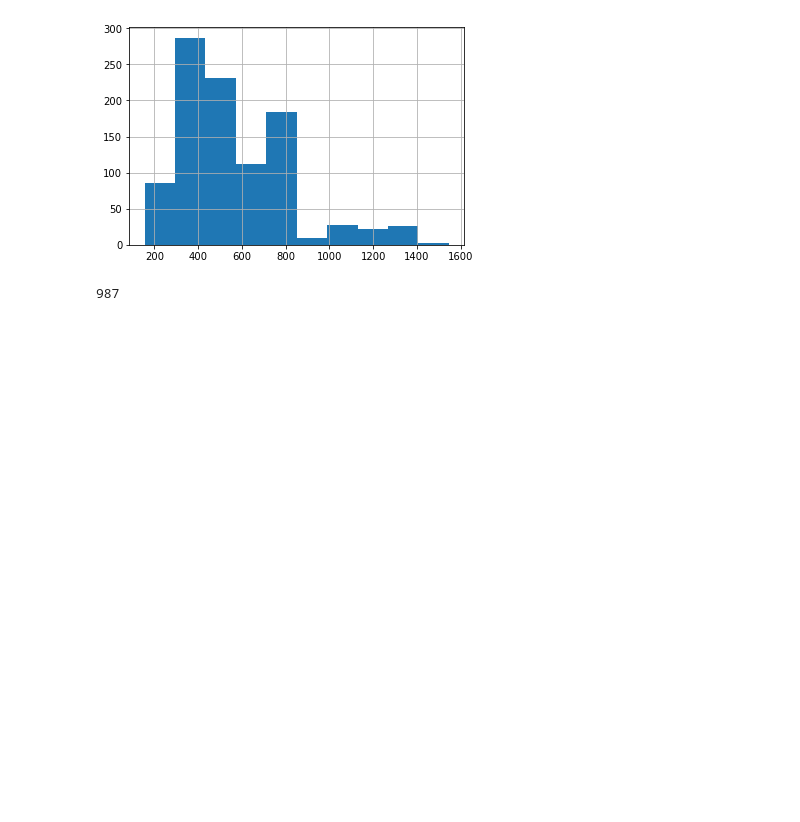
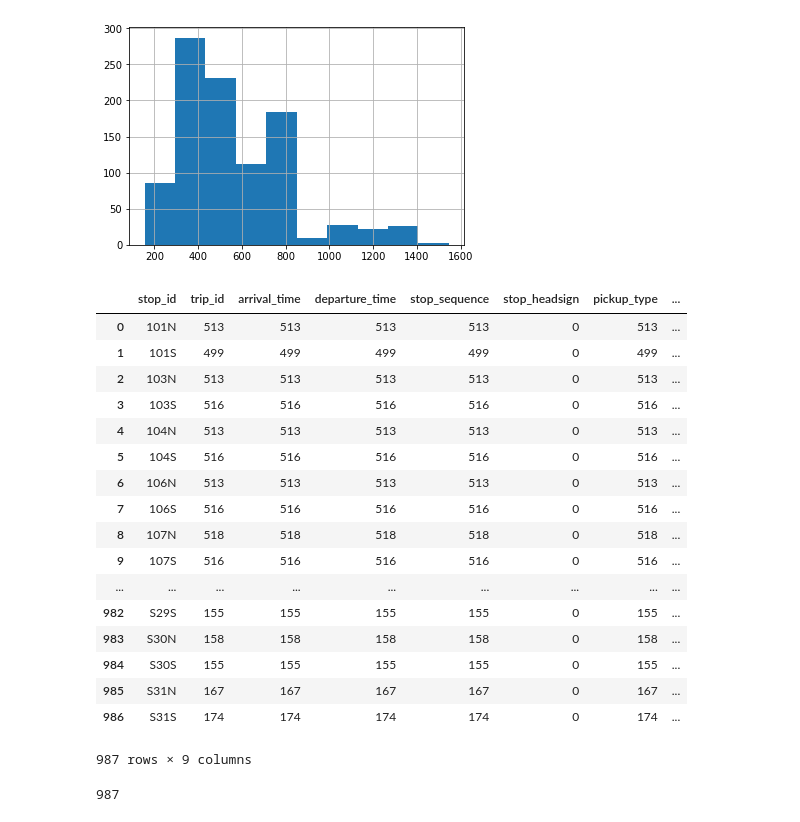
Before and after one commit to jonram91/MTAProject1, a Jupyter notebook: Project 1_JR.ipynb, the cells around one changed output. Saved outputs shown, nothing was run; the diff lists cells and outputs as text; code cells hidden in the pictures; blank space fills up the shorter version.

```diff
--- a/Project 1_JR.ipynb
+++ b/Project 1_JR.ipynb
@@ -78,6 +82,27 @@ stop_times_aggregated['trip_id'].hist()
 # %% [output]
 <matplotlib.axes._subplots.AxesSubplot at 0x...>
 [figure]
+# %%
+stop_times_aggregated.reset_index()
+# %% [output]
+|  | stop_id | trip_id | arrival_time | departure_time | stop_sequence | stop_headsign | pickup_type | ... |
+| 0 | 101N | 513 | 513 | 513 | 513 | 0 | 513 | ... |
+| 1 | 101S | 499 | 499 | 499 | 499 | 0 | 499 | ... |
+| 2 | 103N | 513 | 513 | 513 | 513 | 0 | 513 | ... |
+| 3 | 103S | 516 | 516 | 516 | 516 | 0 | 516 | ... |
+| 4 | 104N | 513 | 513 | 513 | 513 | 0 | 513 | ... |
+| 5 | 104S | 516 | 516 | 516 | 516 | 0 | 516 | ... |
+| 6 | 106N | 513 | 513 | 513 | 513 | 0 | 513 | ... |
+| 7 | 106S | 516 | 516 | 516 | 516 | 0 | 516 | ... |
+| 8 | 107N | 518 | 518 | 518 | 518 | 0 | 518 | ... |
+| 9 | 107S | 516 | 516 | 516 | 516 | 0 | 516 | ... |
+| ... | ... | ... | ... | ... | ... | ... | ... | ... |
+| 982 | S29S | 155 | 155 | 155 | 155 | 0 | 155 | ... |
+| 983 | S30N | 158 | 158 | 158 | 158 | 0 | 158 | ... |
+| 984 | S30S | 155 | 155 | 155 | 155 | 0 | 155 | ... |
+| 985 | S31N | 167 | 167 | 167 | 167 | 0 | 167 | ... |
+| 986 | S31S | 174 | 174 | 174 | 174 | 0 | 174 | ... |
+987 rows × 9 columns
 # %%
 len(stop_times_aggregated)
 # %% [output]
```
Also changed, not shown: parts of 5 cells of this notebook.
